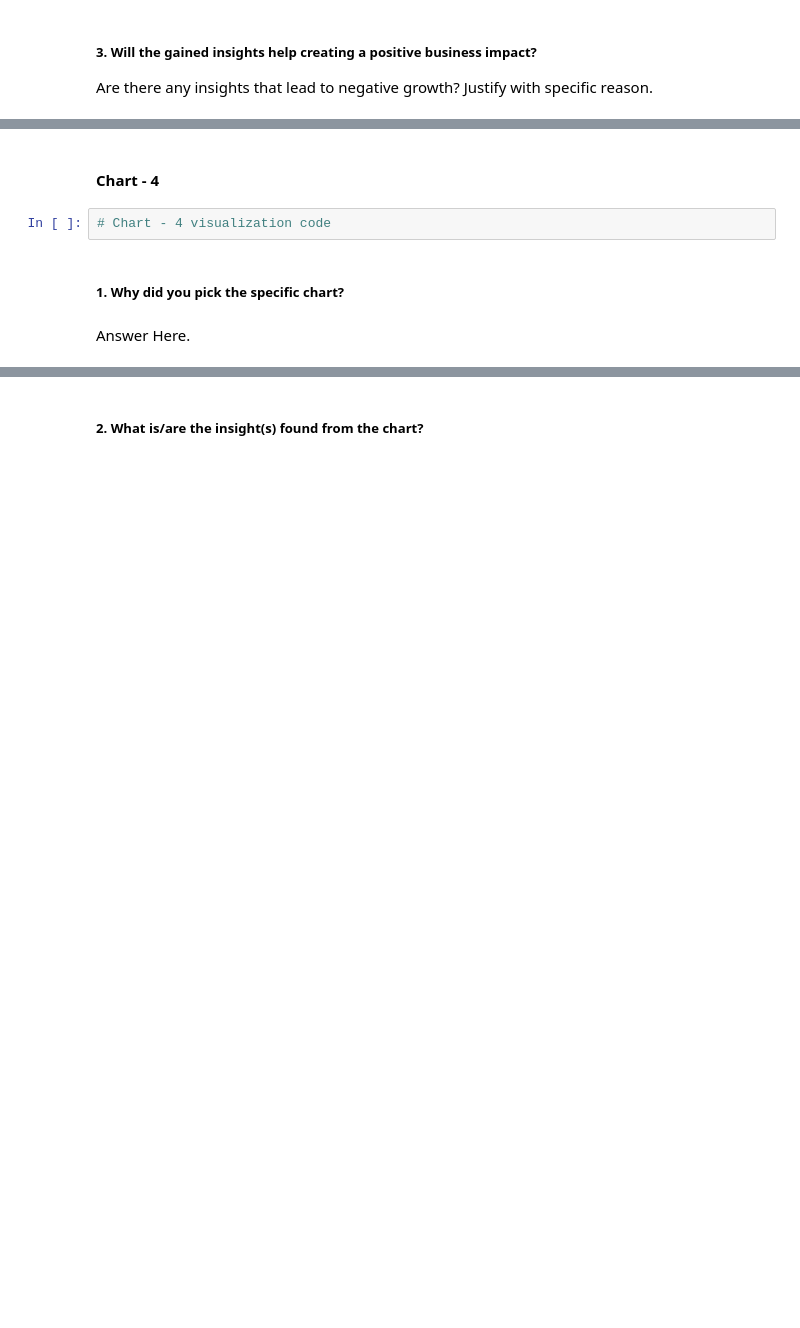
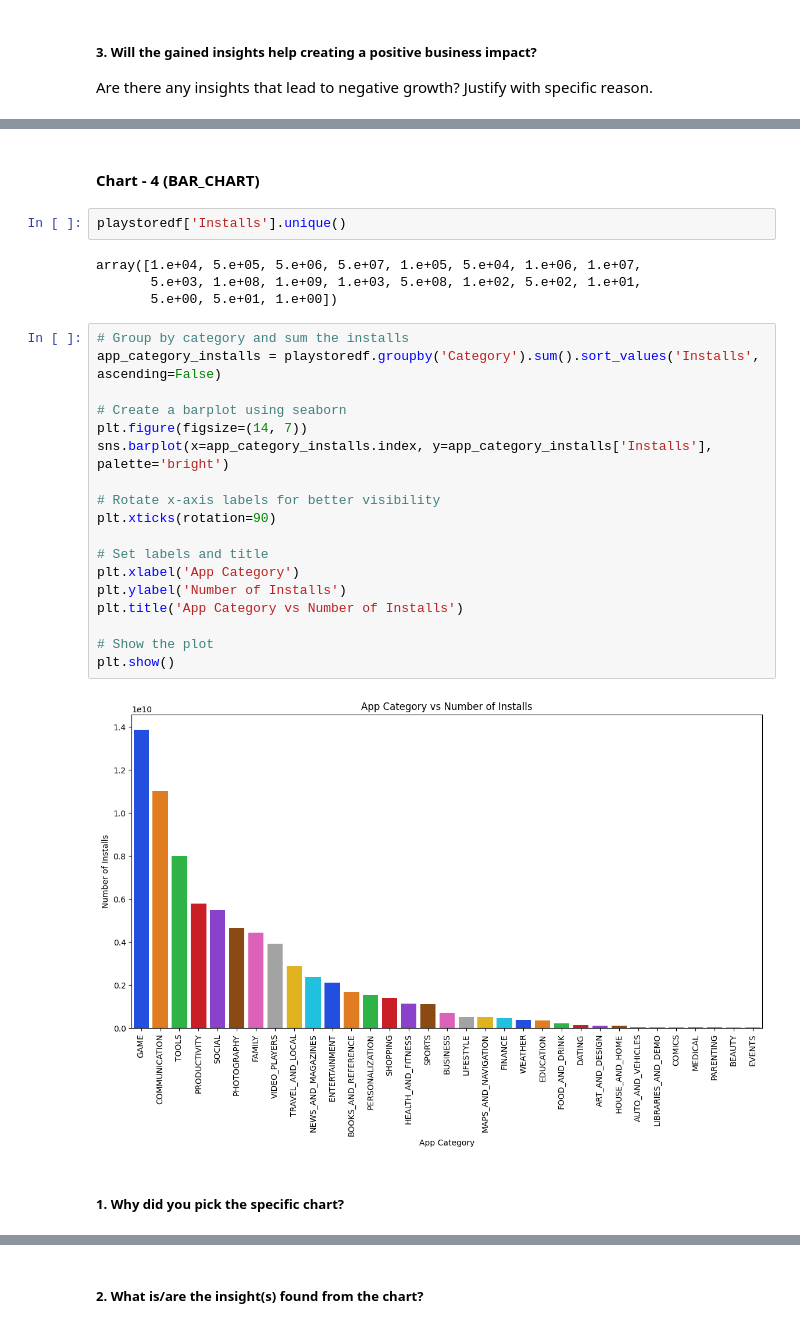
Before and after one commit to Soni8dstats/data-projects, a Jupyter notebook: Soni_Verma_EDA_Play_Store_App_Review_Analysis.ipynb, the cells around one changed output, grey strips where cells are left out. Cells and saved outputs as stored; diff of their text form; blank space fills up the shorter version.

```diff
--- a/Soni_Verma_EDA_Play_Store_App_Review_Analysis.ipynb
+++ b/Soni_Verma_EDA_Play_Store_App_Review_Analysis.ipynb
@@ -550,8 +791,30 @@ Answer Here
 # %% [markdown]
-#### Chart - 4
+#### Chart - 4 (BAR_CHART)
-# %%
-# Chart - 4 visualization code
+# %%
+playstoredf['Installs'].unique()
+# %% [output]
+array([1.e+04, 5.e+05, 5.e+06, 5.e+07, 1.e+05, 5.e+04, 1.e+06, 1.e+07,
+       5.e+03, 1.e+08, 1.e+09, 1.e+03, 5.e+08, 1.e+02, 5.e+02, 1.e+01,
+       5.e+00, 5.e+01, 1.e+00])
+# %%
+# Group by category and sum the installs
+app_category_installs = playstoredf.groupby('Category').sum().sort_values('Installs', ascending=False)
+
+# Create a barplot using seaborn
+plt.figure(figsize=(14, 7))
+sns.barplot(x=app_category_installs.index, y=app_category_installs['Installs'], palette='bright')
+
+# Rotate x-axis labels for better visibility
+plt.xticks(rotation=90)
+
+# Set labels and title
+plt.xlabel('App Category')
+plt.ylabel('Number of Installs')
+plt.title('App Category vs Number of Installs')
+
+# Show the plot
+plt.show()
+# %% [output]
+[figure, added]
 # %% [markdown]
 ##### 1. Why did you pick the specific chart?
-# %% [markdown]
-Answer Here.
```
Also changed, not shown: parts of 171 cells of this notebook.
